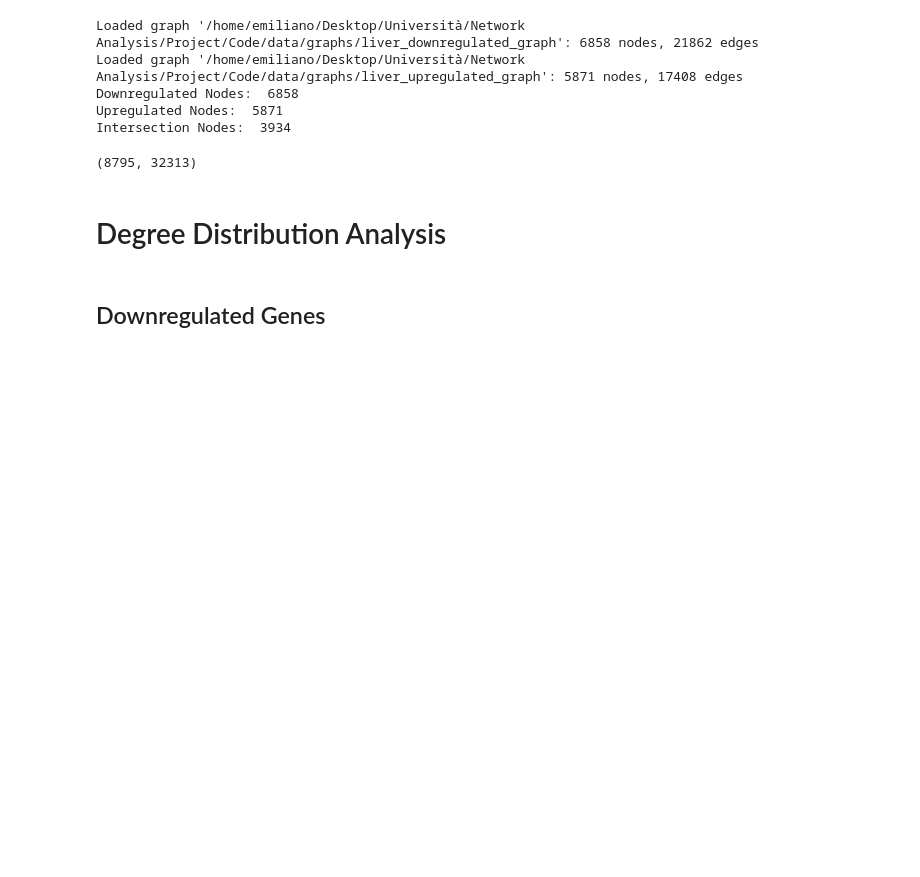
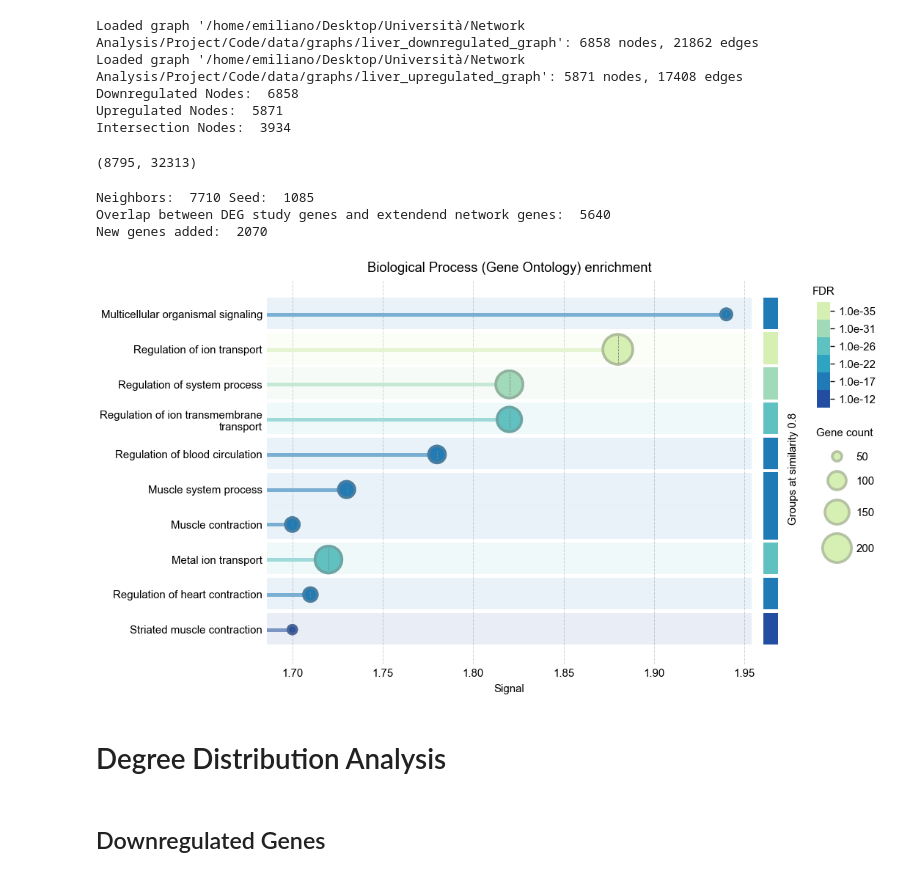
Before and after one commit to EmilianoMarrale/SocialNetworkAnalysis, a Jupyter notebook: notebooks/01_graph_analysis.ipynb, the cells around one changed output. Saved outputs shown, nothing was run; the diff lists cells and outputs as text; code cells hidden in the pictures; blank space fills up the shorter version.

```diff
--- a/notebooks/01_graph_analysis.ipynb
+++ b/notebooks/01_graph_analysis.ipynb
@@ -99,6 +76,32 @@ combined_graph = nx.compose(downregulated_graph, upregulated_graph)
 combined_graph.number_of_nodes(), combined_graph.number_of_edges()
 # %% [output]
 (8795, 32313)
+# %%
+full_deg_dataset = deg_utils.preprocess_bulk_rna_seq_data(1, 0)
+
+neighbors = []
+seed = []
+for node in combined_graph.nodes.data():
+    if node[1]["fold_change"] == 0.0:
+        neighbors.append(node[1]["name"])
+    else:
+        seed.append(node[1]["name"])
+
+print("Neighbors: ", len(neighbors), "Seed: ", len(seed))
+neighbors_overlapped = full_deg_dataset["name"].isin(neighbors).sum()
+print("Overlap between DEG study genes and extendend network genes: ", neighbors_overlapped)
+print("New genes added: ", len(neighbors) - neighbors_overlapped)
+# %% [output]
+Neighbors:  7710 Seed:  1085
+Overlap between DEG study genes and extendend network genes:  5640
+New genes added:  2070
+# %%
+new_genes = list(set(neighbors) - set(full_deg_dataset["name"]))
+enrichment_figure = stringdb_api.get_enrichment_figure(new_genes[71:], ["KEGG", "Process"])
+len(new_genes[71:]) # Enrichment figure API has a limit of 2000 genes
+display(Image(data=enrichment_figure))
+# %% [output]
+[figure, added]
 # %% [markdown]
 # Degree Distribution Analysis
 # %% [markdown]
```
Also changed, not shown: parts of 5 cells of this notebook, 4 other files.
